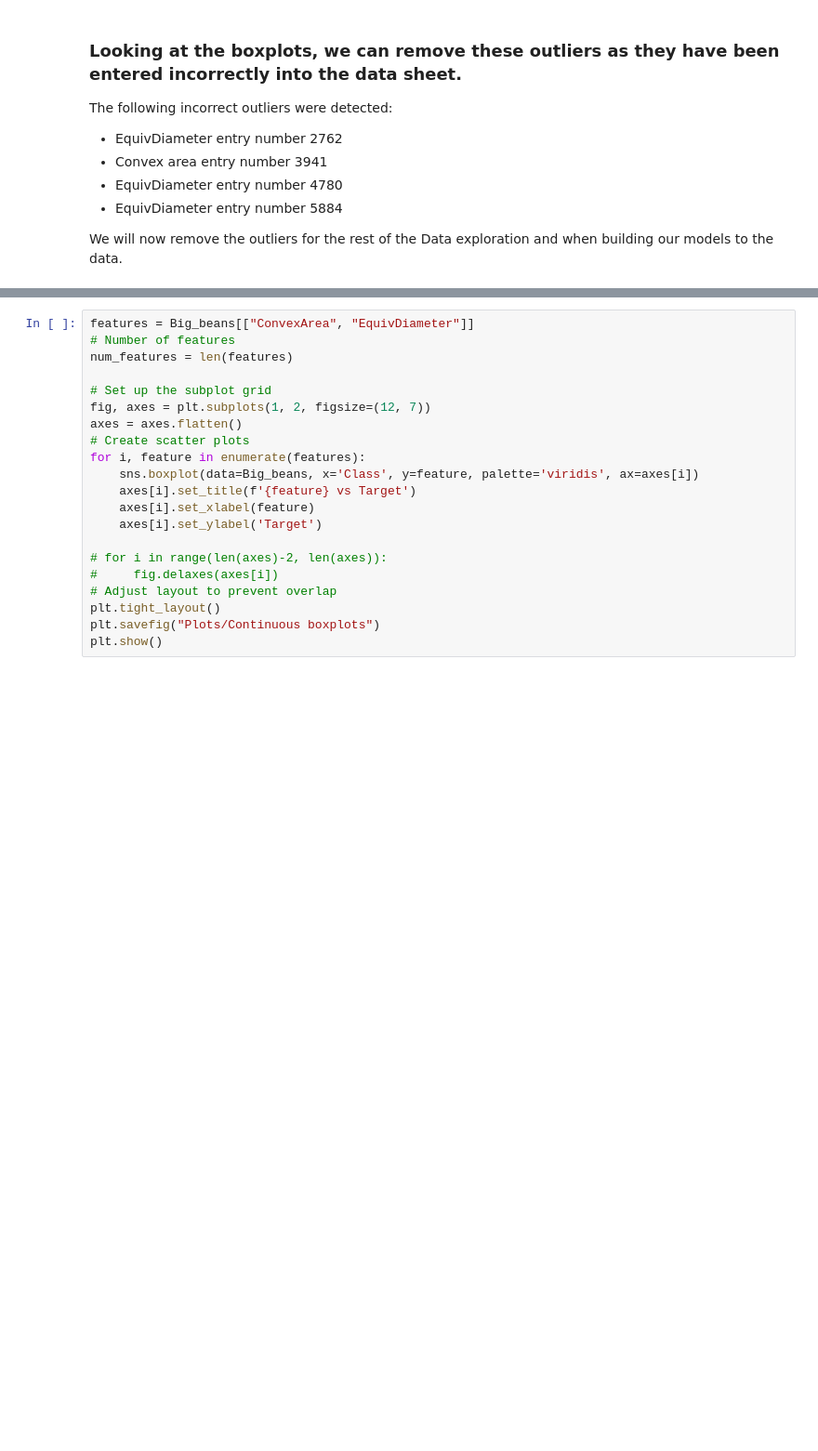
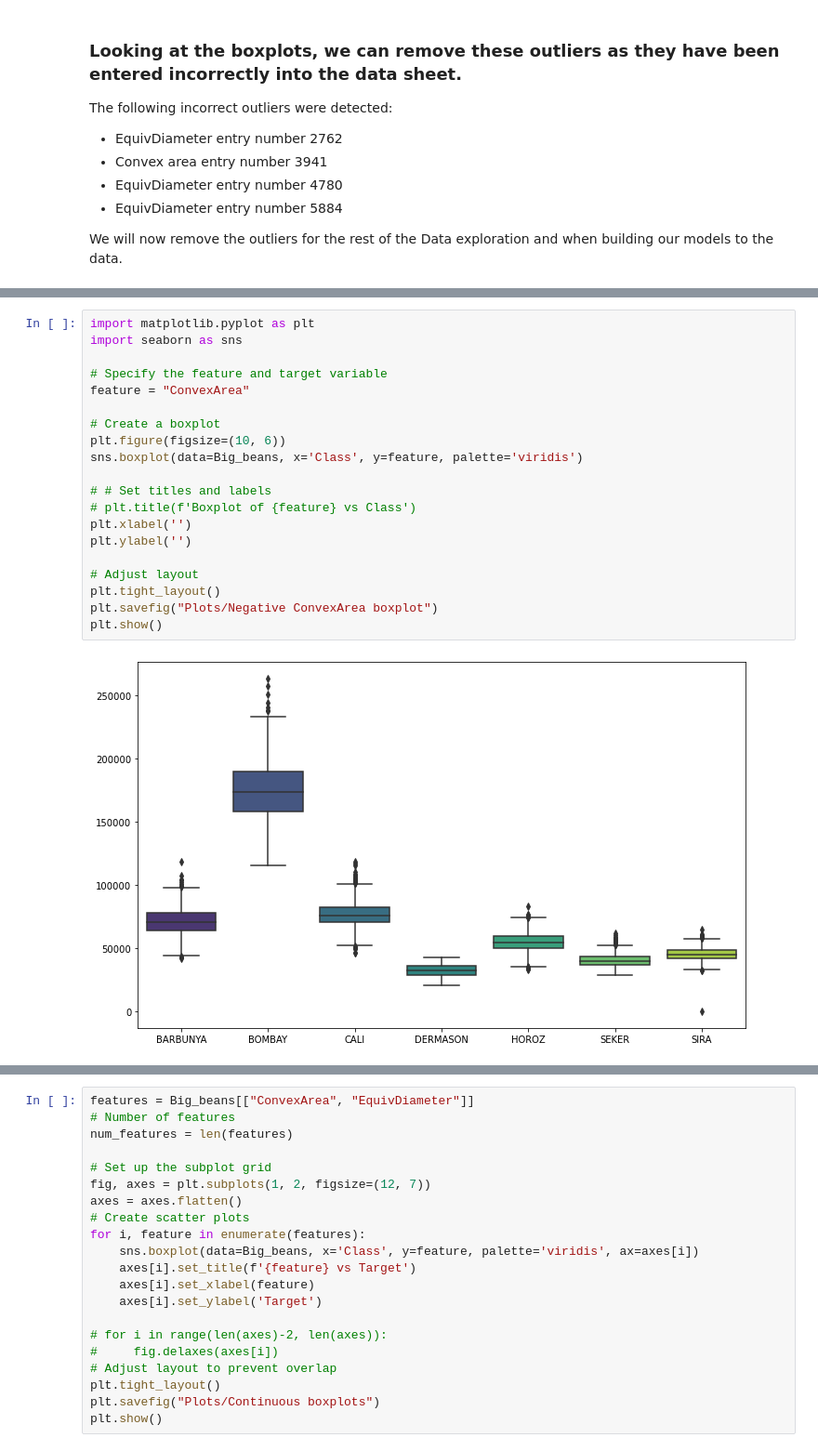
Before and after one commit to AndrevdM02/ML441Assignments, a Jupyter notebook: Assignment1/EDA.ipynb, the cells around one changed output, grey strips where cells are left out. Shown at 93% size. Drawn from its saved outputs; the diff is of its cells as text; blank space fills up the shorter version.

```diff
--- a/Assignment1/EDA.ipynb
+++ b/Assignment1/EDA.ipynb
@@ -395,0 +406,22 @@ plt.show()
+# %%
+import matplotlib.pyplot as plt
+import seaborn as sns
+
+# Specify the feature and target variable
+feature = "ConvexArea"
+
+# Create a boxplot
+plt.figure(figsize=(10, 6))
+sns.boxplot(data=Big_beans, x='Class', y=feature, palette='viridis')
+
+# # Set titles and labels
+# plt.title(f'Boxplot of {feature} vs Class')
+plt.xlabel('')
+plt.ylabel('')
+
+# Adjust layout
+plt.tight_layout()
+plt.savefig("Plots/Negative ConvexArea boxplot")
+plt.show()
+# %% [output]
+[figure, added]
```
Also changed, not shown: parts of 13 cells of this notebook, 11 other files.
